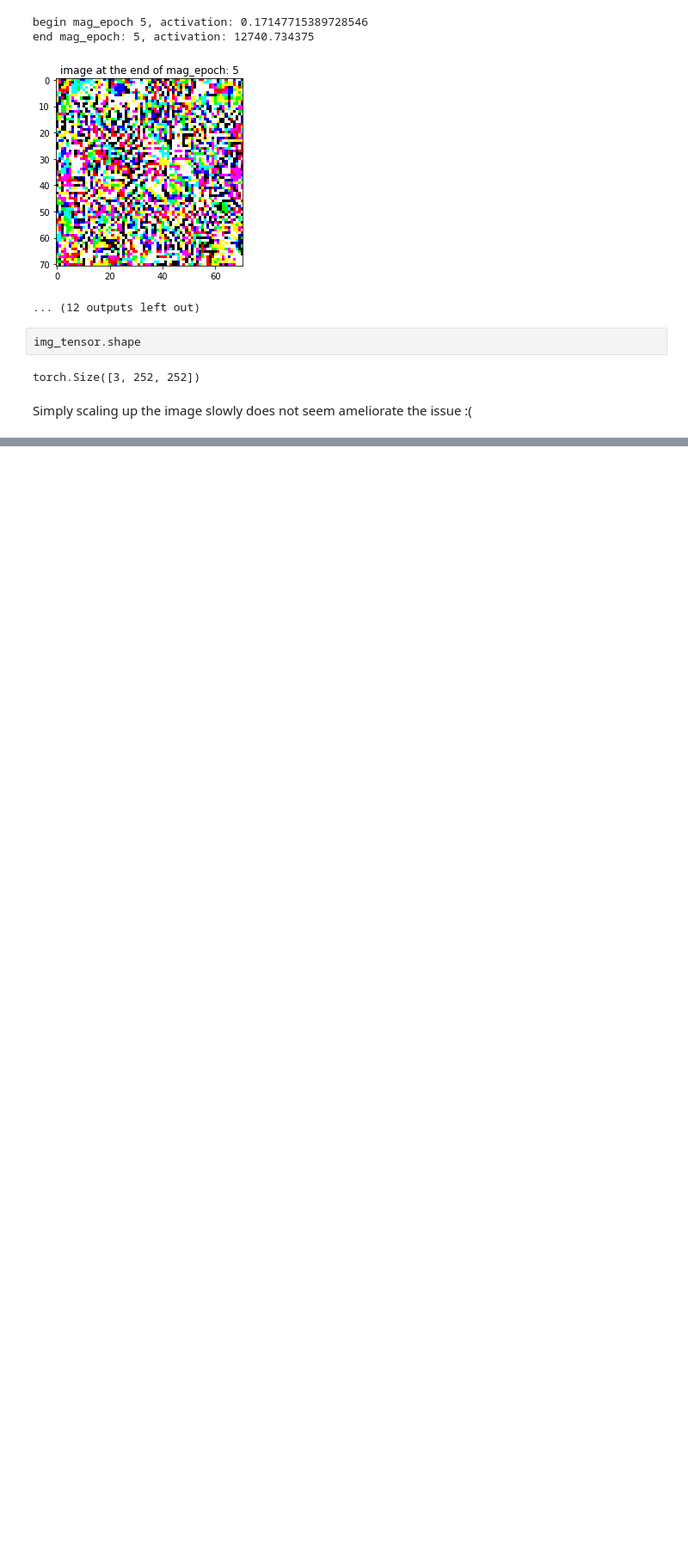
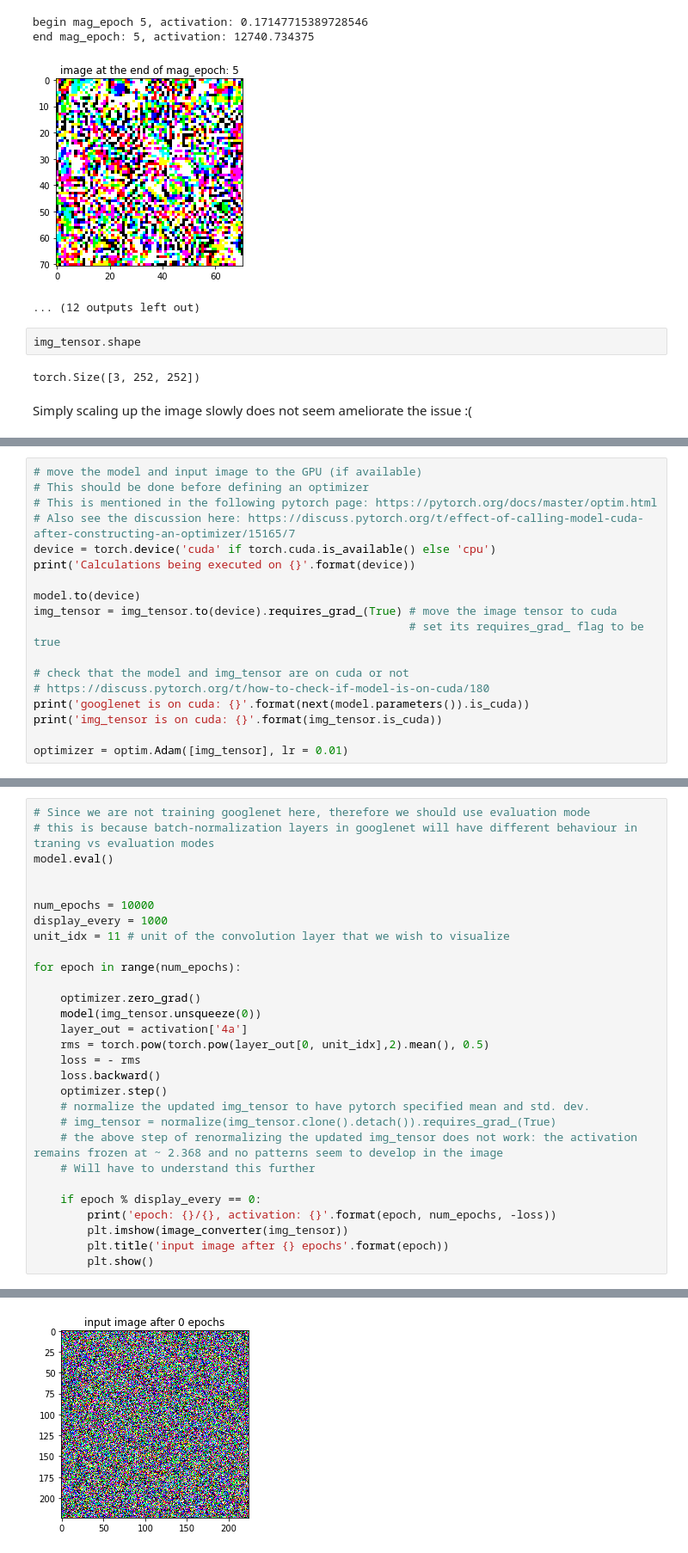
Before and after one commit to praritagarwal/Visualizing-CNN-Layers, a Jupyter notebook: Feature Visualization by Optimization Maximization.ipynb, the cells around one changed output, grey strips where cells are left out. Shown at 86% size. Saved outputs shown, nothing was run; the diff lists cells and outputs as text; blank space fills up the shorter version.

Commit message:
Retry by using rms value of output as activation

```diff
--- a/Feature Visualization by Optimization Maximization.ipynb
+++ b/Feature Visualization by Optimization Maximization.ipynb
@@ -290,0 +333,18 @@ Simply scaling up the image slowly does not seem ameliorate the issue :(
+# %%
+# move the model and input image to the GPU (if available)
+# This should be done before defining an optimizer
+# This is mentioned in the following pytorch page: https://pytorch.org/docs/master/optim.html
+# Also see the discussion here: https://discuss.pytorch.org/t/effect-of-calling-model-cuda-after-constructing-an-optimizer/15165/7
+device = torch.device('cuda' if torch.cuda.is_available() else 'cpu')
+print('Calculations being executed on {}'.format(device))
+
+model.to(device)
+img_tensor = img_tensor.to(device).requires_grad_(True) # move the image tensor to cuda
+                                                        # set its requires_grad_ flag to be true
+
+# check that the model and img_tensor are on cuda or not
+# https://discuss.pytorch.org/t/how-to-check-if-model-is-on-cuda/180
+print('googlenet is on cuda: {}'.format(next(model.parameters()).is_cuda))
+print('img_tensor is on cuda: {}'.format(img_tensor.is_cuda))
+
+optimizer = optim.Adam([img_tensor], lr = 0.01)
@@ -290,0 +355,30 @@ Simply scaling up the image slowly does not seem ameliorate the issue :(
+# %%
+# Since we are not training googlenet here, therefore we should use evaluation mode
+# this is because batch-normalization layers in googlenet will have different behaviour in traning vs evaluation modes
+model.eval()
+
+
+num_epochs = 10000
+display_every = 1000
+unit_idx = 11 # unit of the convolution layer that we wish to visualize
+
+for epoch in range(num_epochs):
+
+    optimizer.zero_grad()
+    model(img_tensor.unsqueeze(0))
+    layer_out = activation['4a']
+    rms = torch.pow(torch.pow(layer_out[0, unit_idx],2).mean(), 0.5)
+    loss = - rms
+    loss.backward()
+    optimizer.step()
+    # normalize the updated img_tensor to have pytorch specified mean and std. dev.
+    # img_tensor = normalize(img_tensor.clone().detach()).requires_grad_(True)
+    # the above step of renormalizing the updated img_tensor does not work: the activation remains frozen at ~ 2.368 and no patterns seem to develop in the image
+    # Will have to understand this further
+
+    if epoch % display_every == 0:
+        print('epoch: {}/{}, activation: {}'.format(epoch, num_epochs, -loss))
+        plt.imshow(image_converter(img_tensor))
+        plt.title('input image after {} epochs'.format(epoch))
+        plt.show()
+# %% [output]
@@ -290,0 +386 @@ Simply scaling up the image slowly does not seem ameliorate the issue :(
+[figure, added]
```
Also changed, not shown: parts of 11 cells of this notebook.
